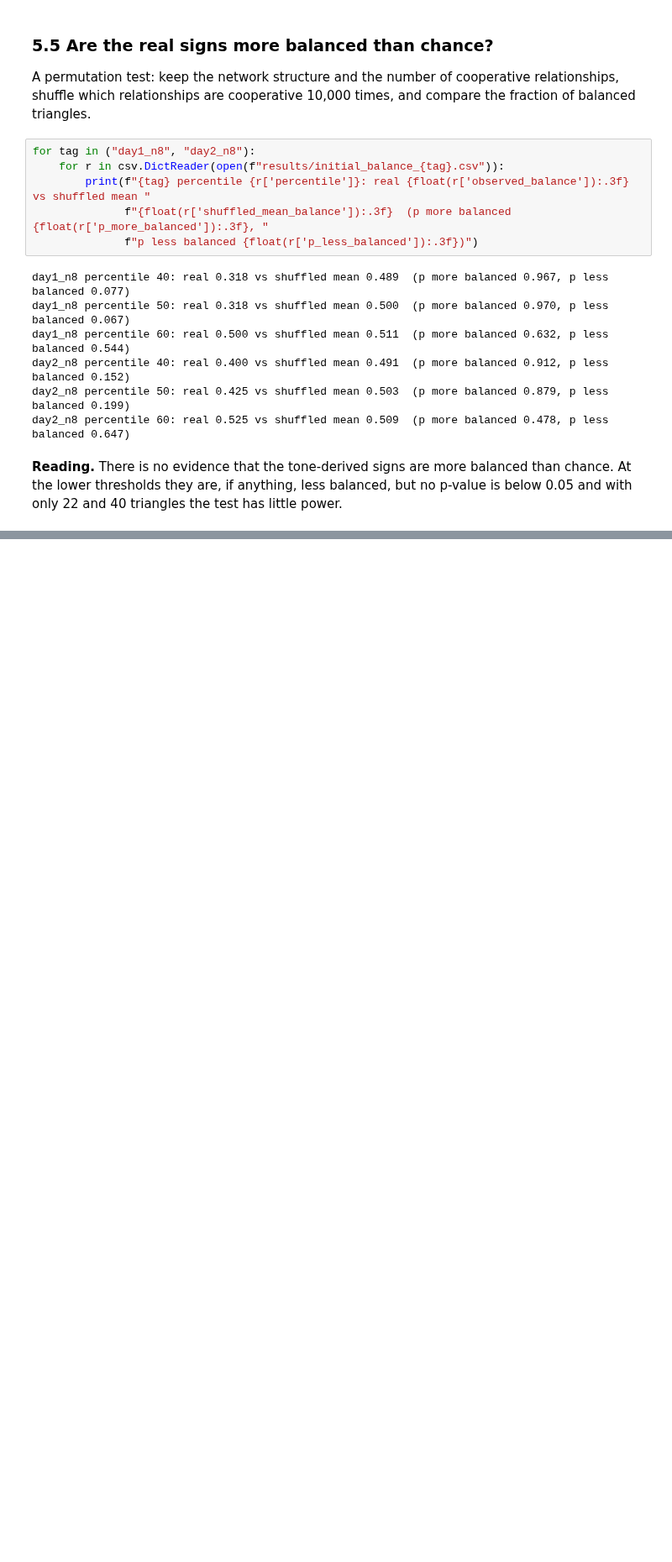
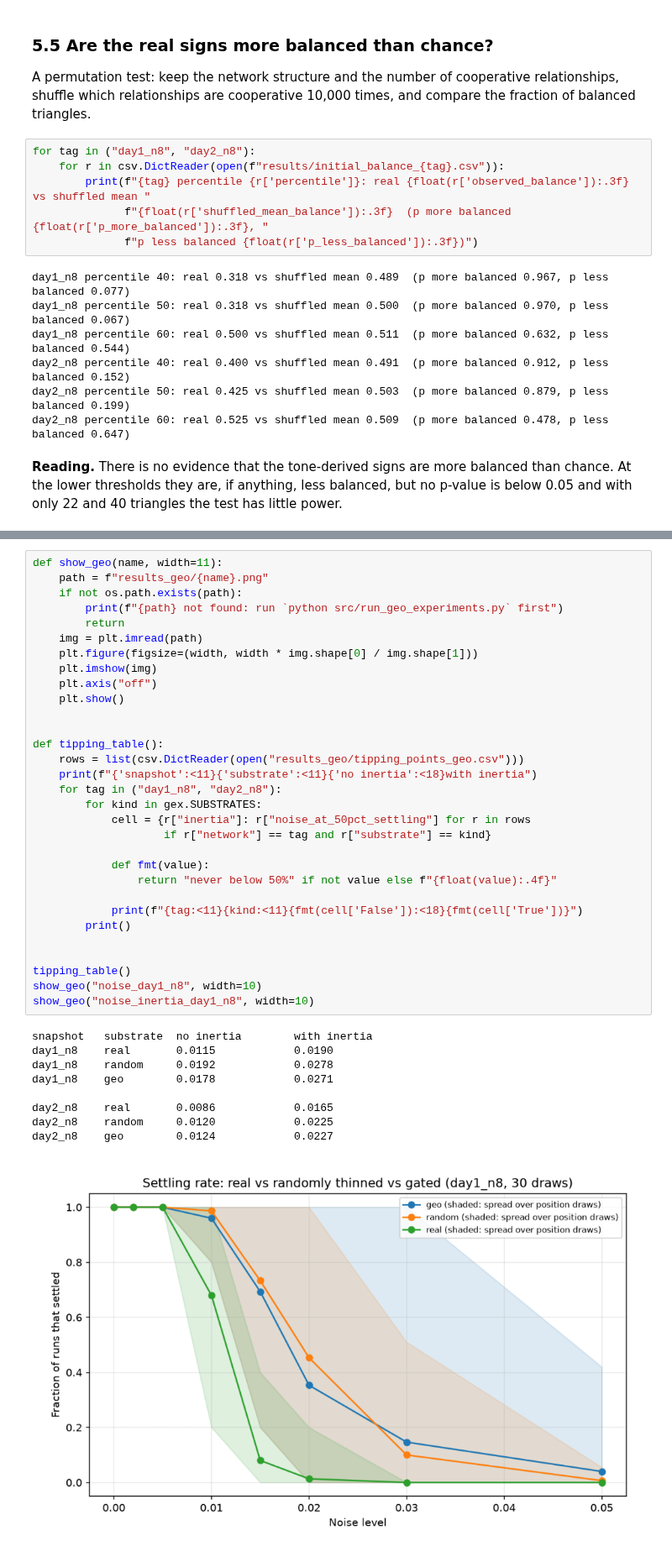
Before and after one commit to Shadowfish123/CITS4403-Geopolitics_simulation, a Jupyter notebook: notebooks/analysis.ipynb, the cells around one changed output, grey strips where cells are left out. Shown at 84% size. Saved outputs shown, nothing was run; the diff lists cells and outputs as text; blank space fills up the shorter version.

```diff
--- a/notebooks/analysis.ipynb
+++ b/notebooks/analysis.ipynb
@@ -249,0 +349,41 @@ day2_n8 percentile 60: real 0.525 vs shuffled mean 0.509  (p more balanced 0.478
+# %%
+def show_geo(name, width=11):
+    path = f"results_geo/{name}.png"
+    if not os.path.exists(path):
+        print(f"{path} not found: run `python src/run_geo_experiments.py` first")
+        return
+    img = plt.imread(path)
+    plt.figure(figsize=(width, width * img.shape[0] / img.shape[1]))
+    plt.imshow(img)
+    plt.axis("off")
+    plt.show()
+
+
+def tipping_table():
+    rows = list(csv.DictReader(open("results_geo/tipping_points_geo.csv")))
+    print(f"{'snapshot':<11}{'substrate':<11}{'no inertia':<18}with inertia")
+    for tag in ("day1_n8", "day2_n8"):
+        for kind in gex.SUBSTRATES:
+            cell = {r["inertia"]: r["noise_at_50pct_settling"] for r in rows
+                    if r["network"] == tag and r["substrate"] == kind}
+
+            def fmt(value):
+                return "never below 50%" if not value else f"{float(value):.4f}"
+
+            print(f"{tag:<11}{kind:<11}{fmt(cell['False']):<18}{fmt(cell['True'])}")
+        print()
+
+
+tipping_table()
+show_geo("noise_day1_n8", width=10)
+show_geo("noise_inertia_day1_n8", width=10)
+# %% [output]
+snapshot   substrate  no inertia        with inertia
+day1_n8    real       0.0115            0.0190
+day1_n8    random     0.0192            0.0278
+day1_n8    geo        0.0178            0.0271
+
+day2_n8    real       0.0086            0.0165
+day2_n8    random     0.0120            0.0225
+day2_n8    geo        0.0124            0.0227
+[figure, added]
```
Also changed, not shown: parts of 16 cells of this notebook.
